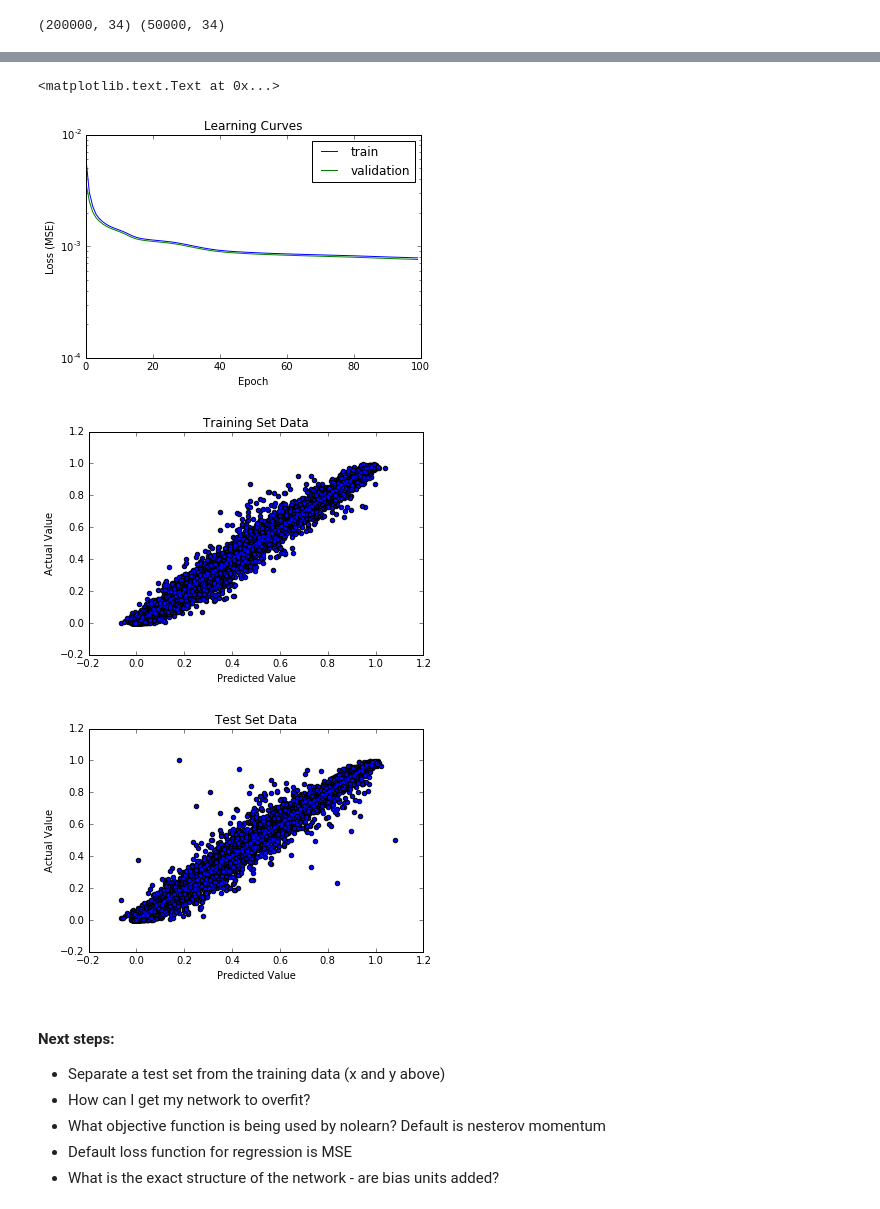
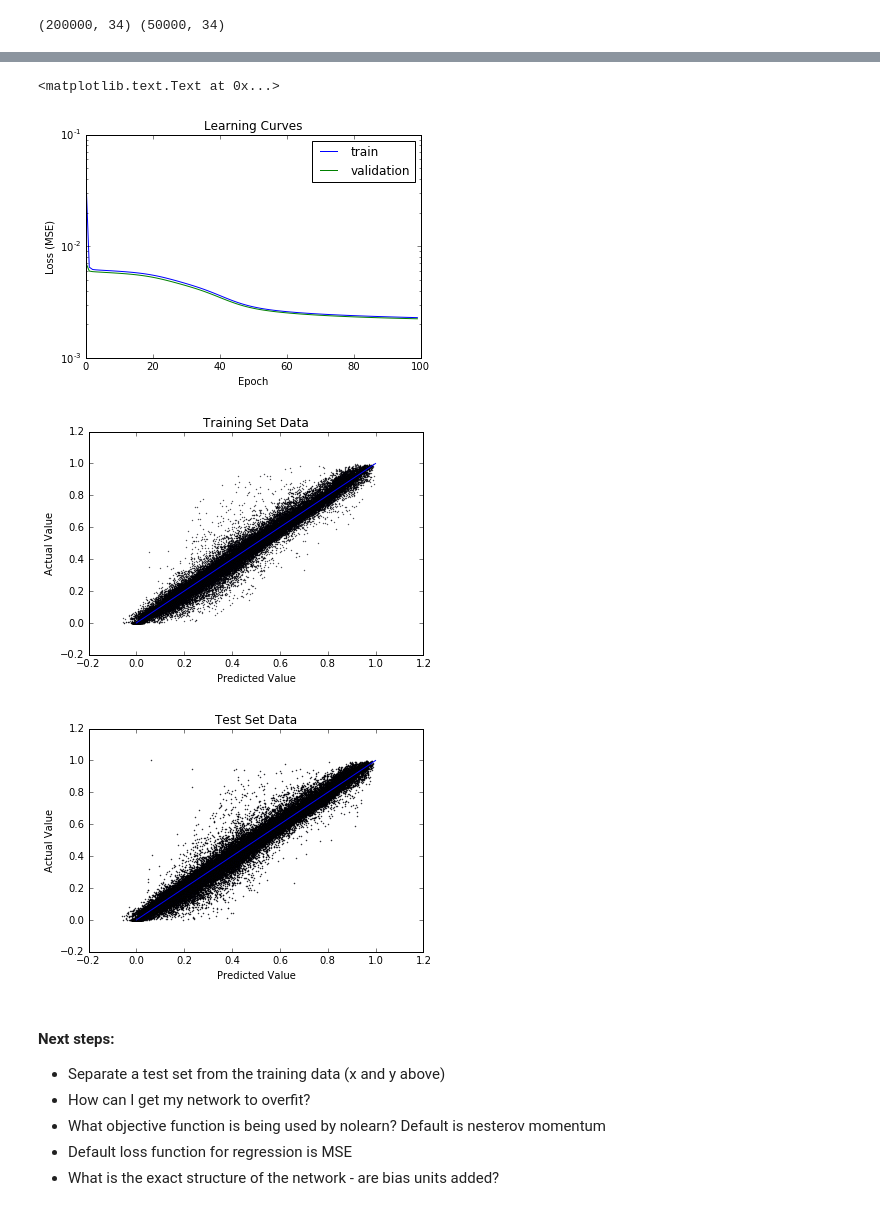
Before and after one commit to houghb/lignet, a Jupyter notebook: Lignin_ANN_nolearn.ipynb, the cells around one changed output, grey strips where cells are left out. Cells and saved outputs as stored; diff of their text form; code cells hidden in the pictures.

```diff
--- a/Lignin_ANN_nolearn.ipynb
+++ b/Lignin_ANN_nolearn.ipynb
@@ -122,21 +122,15 @@ net = NeuralNet(
             regression=True,
             update_learning_rate=0.5,
             verbose=1,
-            max_epochs=100,
+            max_epochs=50,
+#             objective_l2=0.0001
 #             update_momentum=0.9,
 #             update=lasagne.updates.sgd
             # use on_epoch_finished to update the learning rate during training
             # or use early stopping.
             # see https://github.com/dnouri/kfkd-tutorial/blob/master/kfkd.py
             )
+
+# Use this to get all the hyperparameters that make up the estimator.
+# Any of these parameters can be optimized with gridsearch
+# net.get_params()
-# %%
-l = InputLayer(shape=(None, x_train.shape[1]))
-l = DenseLayer(l, num_units=18, nonlinearity=nonlinearities.sigmoid)
-l = DenseLayer(l, num_units=y_train.shape[1],
-               nonlinearity=nonlinearities.linear)
-# NeuralNet automatically splits the data provided into a training
-# and a validation set, using 20% of the samples for validation.
-# You can adjust this ratio by overriding the eval_size=0.2 parameter.
-net = NeuralNet(l, regression=True, update_learning_rate=0.5, verbose=1,
-                max_epochs=100)
-                #, update_momentum=0.9, update=lasagne.updates.sgd)
@@ -165,5 +184,5 @@ net.get_params()
 # %%
-net.fit(x_train[:,:], y_train[:,:])
+net.fit(x_train[:1000,:], y_train[:1000,:])
 print(net.score(x_train, y_train))
 
 # The table that is printed shows the current loss (MSE) on the training and
@@ -199,38 +218,40 @@ print(net.score(x_train, y_train))
 # Plot the learning curves
 train_loss = np.array([i["train_loss"] for i in net.train_history_])
 valid_loss = np.array([i["valid_loss"] for i in net.train_history_])
 
 plt.figure(1)
 plt.plot(train_loss, label='train')
 plt.plot(valid_loss, label='validation')
 plt.legend(loc=0)
 plt.xlabel('Epoch')
 plt.ylabel('Loss (MSE)')
 plt.yscale('log')
 plt.title('Learning Curves')
 
 # Parity plot of the training data
 plt.figure(2)
 y_predictions = net.predict(x_train)
-plt.scatter(y_predictions[:1000,:].flatten(), y_train[:1000,:].flatten())
+plt.scatter(y_predictions[:2000,:].flatten(), y_train[:2000,:].flatten(),
+            s=0.1)
 plt.plot([np.min(y_train),np.max(y_train)],[np.min(y_train),np.max(y_train)])
 plt.xlabel('Predicted Value')
 plt.ylabel('Actual Value')
 plt.title('Training Set Data')
 
 # Parity plot of the test data
 plt.figure(3)
 y_predictions_test = net.predict(x_test)
-plt.scatter(y_predictions_test[:1000,:].flatten(), y_test[:1000,:].flatten())
+plt.scatter(y_predictions_test[:2000,:].flatten(), y_test[:2000,:].flatten(),
+           s=0.2)
 plt.plot([np.min(y_test),np.max(y_test)],[np.min(y_test),np.max(y_test)])
 plt.xlabel('Predicted Value')
 plt.ylabel('Actual Value')
 plt.title('Test Set Data')
 # %% [output]
 <matplotlib.text.Text at 0x...>
-[figure, old version]
+[figure, new version]
-[figure, old version]
+[figure, new version]
-[figure, old version]
+[figure, new version]
 # %%
 # can use net.get_all_params_values() to get all the network params (including
 # weights).
```
Also changed, not shown: parts of 8 cells of this notebook.
